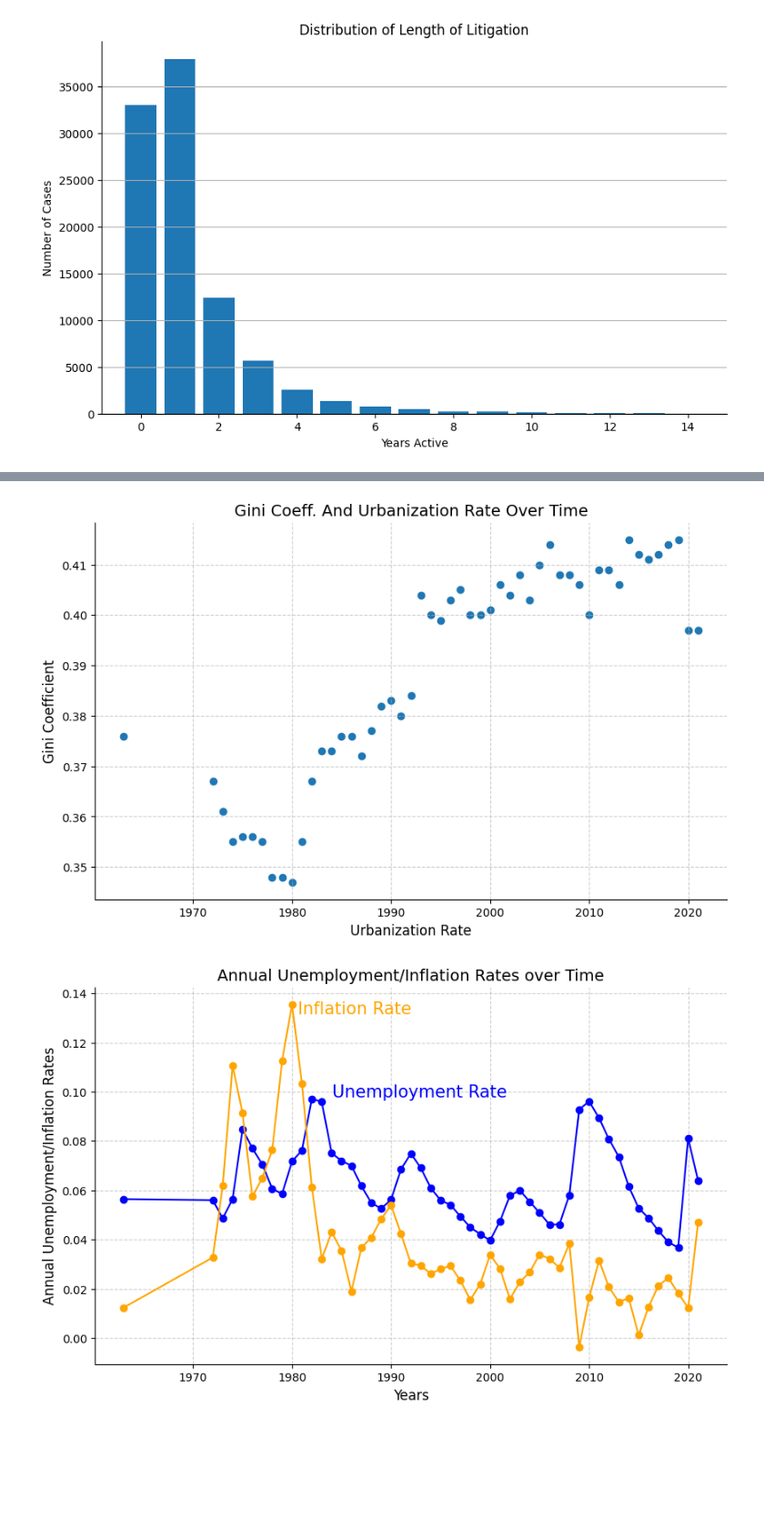
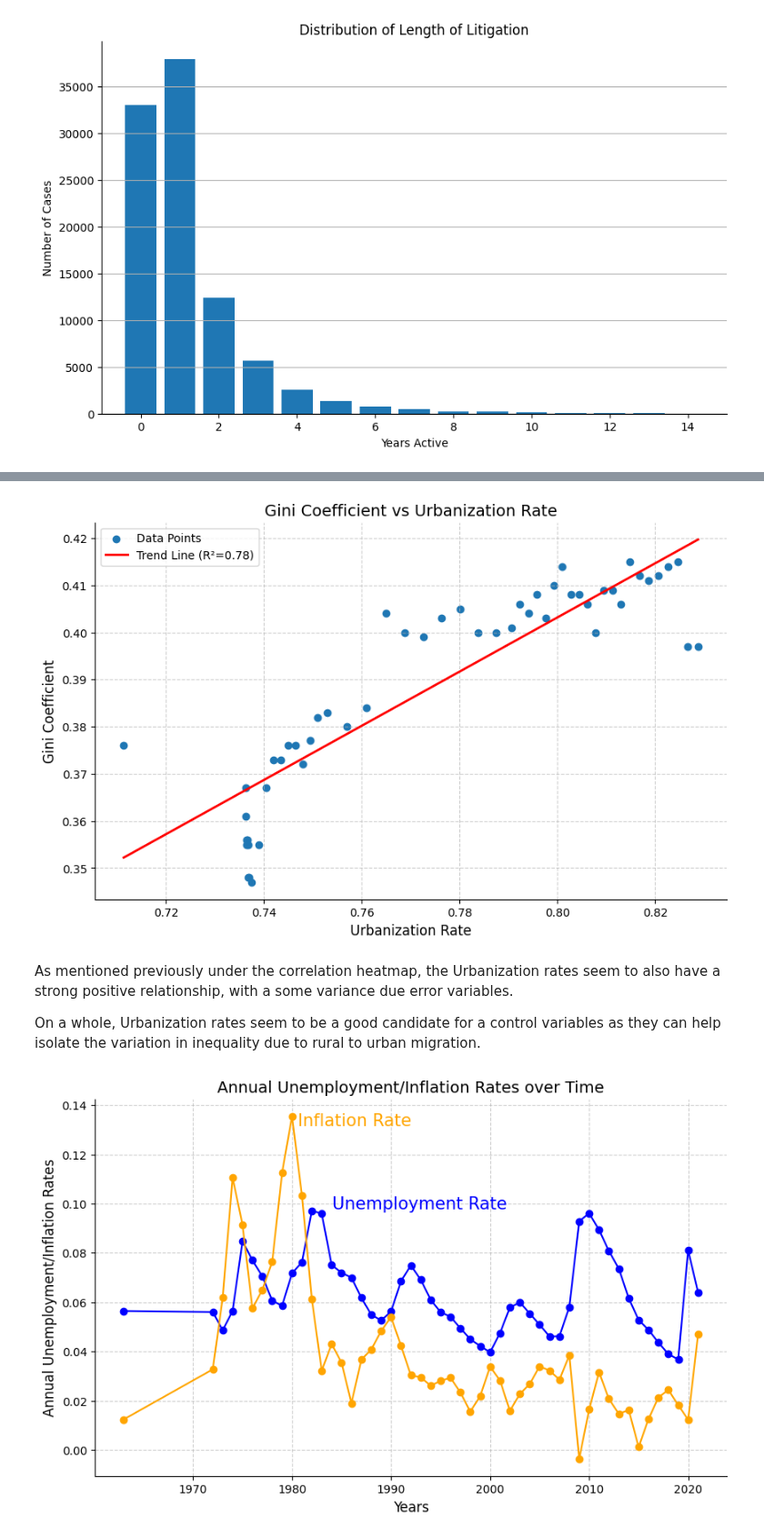
Before and after one commit to Sai0472003/PatentLitigation_Impact, a Jupyter notebook: Project1.ipynb, the cells around one changed output, grey strips where cells are left out. Shown at 91% size. Drawn from its saved outputs; the diff is of its cells as text; code cells hidden in the pictures; blank space fills up the shorter version.

```diff
--- a/Project1.ipynb
+++ b/Project1.ipynb
@@ -260,14 +268,23 @@ plt.show()
 # %%
 plt.figure(figsize=(10, 6))
-plt.scatter(complete_merged.index, complete_merged['Gini Coeff.'],  marker='o', linestyle='-')
-plt.title(f'Gini Coeff. And Urbanization Rate Over Time', fontsize=14)
+plt.scatter(complete_merged['Urbanization Rate'], complete_merged['Gini Coeff.'], marker='o', label='Data Points')
+slope, intercept, r_value, p_value, std_err = linregress(complete_merged['Urbanization Rate'], complete_merged['Gini Coeff.'])
+x_vals = np.linspace(complete_merged['Urbanization Rate'].min(), complete_merged['Urbanization Rate'].max(), 100)
+trend_line = slope * x_vals + intercept
+plt.plot(x_vals, trend_line, color='red', linestyle='-', linewidth=2, label=f'Trend Line (R²={r_value**2:.2f})')
+plt.title('Gini Coefficient vs Urbanization Rate', fontsize=14)
 plt.xlabel('Urbanization Rate', fontsize=12)
 plt.ylabel('Gini Coefficient', fontsize=12)
+plt.legend()
 plt.grid(True, linestyle='--', alpha=0.6)
 plt.gca().spines[['top', 'right']].set_visible(False)
 plt.show()
 # %% [output]
-[figure, old version]
+[figure, new version]
+# %% [markdown]
+As mentioned previously under the correlation heatmap, the Urbanization rates seem to also have a strong positive relationship, with a some variance due error variables.
+
+On a whole, Urbanization rates seem to be a good candidate for a control variables as they can help isolate the variation in inequality due to rural to urban migration.
 # %%
 plt.figure(figsize=(10, 6))
 plt.plot(complete_merged.index, complete_merged['Unemployment Rate'],  marker='o', linestyle='-', color='blue')
```
Also changed, not shown: parts of 9 cells of this notebook.
